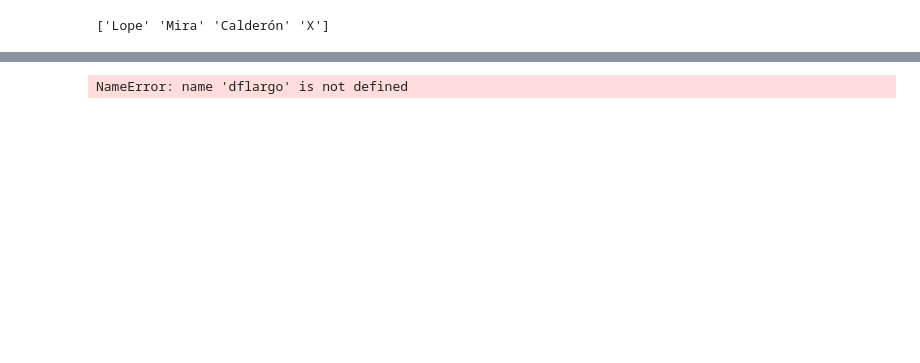
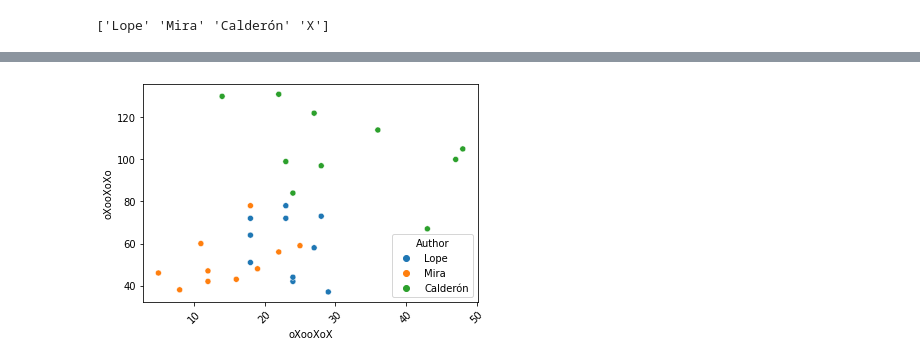
Before and after one commit to DrKroll/Computational-stylometry, a Jupyter notebook: metre/notebook.ipynb, the cells around one changed output, grey strips where cells are left out. Cells and saved outputs as stored; diff of their text form; code cells hidden in the pictures; blank space fills up the shorter version.

```diff
--- a/metre/notebook.ipynb
+++ b/metre/notebook.ipynb
@@ -422,9 +470,9 @@ NameError: name 'dfcuenta' is not defined
 # %%
 # Scatterplot (puntos)
-plot = sns.scatterplot(data=dflargo, x="oXoXooXo", y="ooXoooXo", hue="Autor")
 plt.xticks(rotation=45)
+plot = sns.scatterplot(data=dfcandidateslong, x='oXooXoX', y='oXooXoXo', hue="Author")
 # %% [output]
-NameError: name 'dflargo' is not defined
+[figure, added]
 # %%
 # Regresión logística, k-NN y SVN
 # Ajusto los parámetros (Porcentaje del corpus para test)
```
Also changed, not shown: parts of 38 cells of this notebook, 1 other file.
